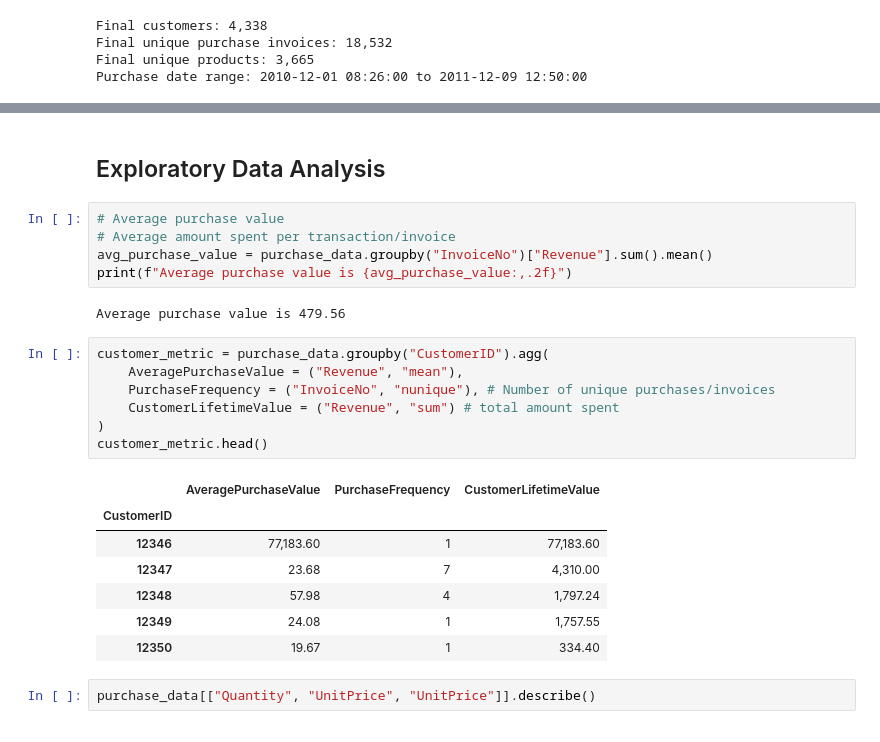
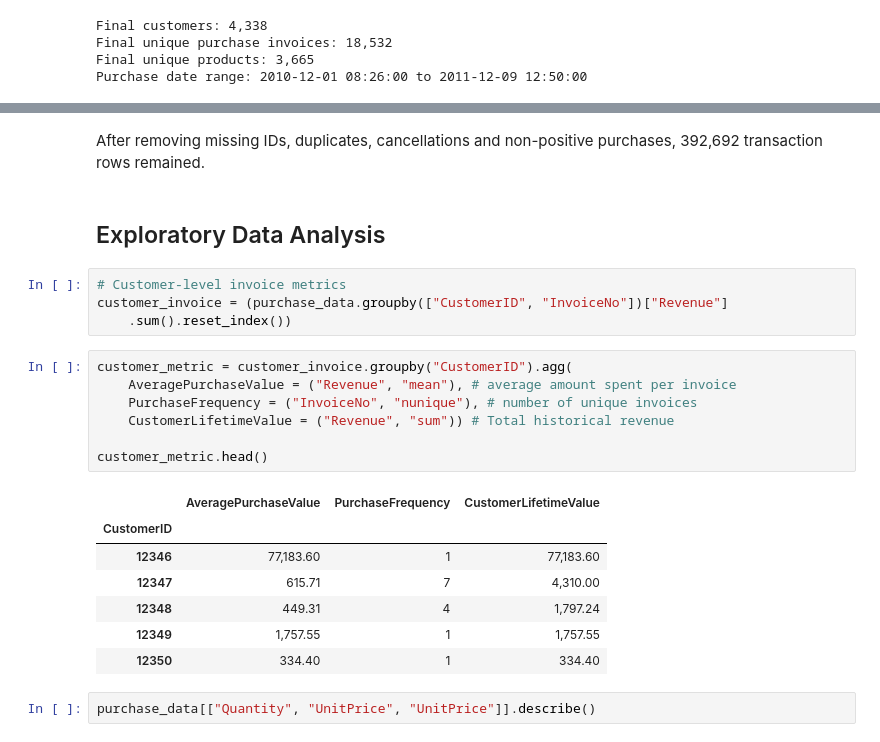
Before and after one commit to CodeWithNafisat/OIBSIP, a Jupyter notebook: DataAnalytics_L1_CustomerSegmentation/CustomerSegmentation.ipynb, the cells around one changed output, grey strips where cells are left out. Cells and saved outputs as stored; diff of their text form.

```diff
--- a/DataAnalytics_L1_CustomerSegmentation/CustomerSegmentation.ipynb
+++ b/DataAnalytics_L1_CustomerSegmentation/CustomerSegmentation.ipynb
@@ -203,27 +224,26 @@ Purchase date range: 2010-12-01 08:26:00 to 2011-12-09 12:50:00
+# %% [markdown]
+After removing missing IDs, duplicates, cancellations and non-positive purchases, 392,692 transaction rows remained.
 # %% [markdown]
 ## Exploratory Data Analysis
 # %%
-# Average purchase value
-# Average amount spent per transaction/invoice
-avg_purchase_value = purchase_data.groupby("InvoiceNo")["Revenue"].sum().mean()
-print(f"Average purchase value is {avg_purchase_value:,.2f}")
+# Customer-level invoice metrics
+customer_invoice = (purchase_data.groupby(["CustomerID", "InvoiceNo"])["Revenue"]
+    .sum().reset_index())
-# %% [output]
-Average purchase value is 479.56
 # %%
-customer_metric = purchase_data.groupby("CustomerID").agg(
-    AveragePurchaseValue = ("Revenue", "mean"),
-    PurchaseFrequency = ("InvoiceNo", "nunique"), # Number of unique purchases/invoices
-    CustomerLifetimeValue = ("Revenue", "sum") # total amount spent
-)
+customer_metric = customer_invoice.groupby("CustomerID").agg(
+    AveragePurchaseValue = ("Revenue", "mean"), # average amount spent per invoice
+    PurchaseFrequency = ("InvoiceNo", "nunique"), # number of unique invoices
+    CustomerLifetimeValue = ("Revenue", "sum")) # Total historical revenue
+
 customer_metric.head()
 # %% [output]
 |  | AveragePurchaseValue | PurchaseFrequency | CustomerLifetimeValue |
 | CustomerID |  |  |  |
 | 12346 | 77,183.60 | 1 | 77,183.60 |
-| 12347 | 23.68 | 7 | 4,310.00 |
-| 12348 | 57.98 | 4 | 1,797.24 |
-| 12349 | 24.08 | 1 | 1,757.55 |
-| 12350 | 19.67 | 1 | 334.40 |
+| 12347 | 615.71 | 7 | 4,310.00 |
+| 12348 | 449.31 | 4 | 1,797.24 |
+| 12349 | 1,757.55 | 1 | 1,757.55 |
+| 12350 | 334.40 | 1 | 334.40 |
 # %%
 purchase_data[["Quantity", "UnitPrice", "UnitPrice"]].describe()
 # %% [output]
```
Also changed, not shown: parts of 35 cells of this notebook, 1 other file.
